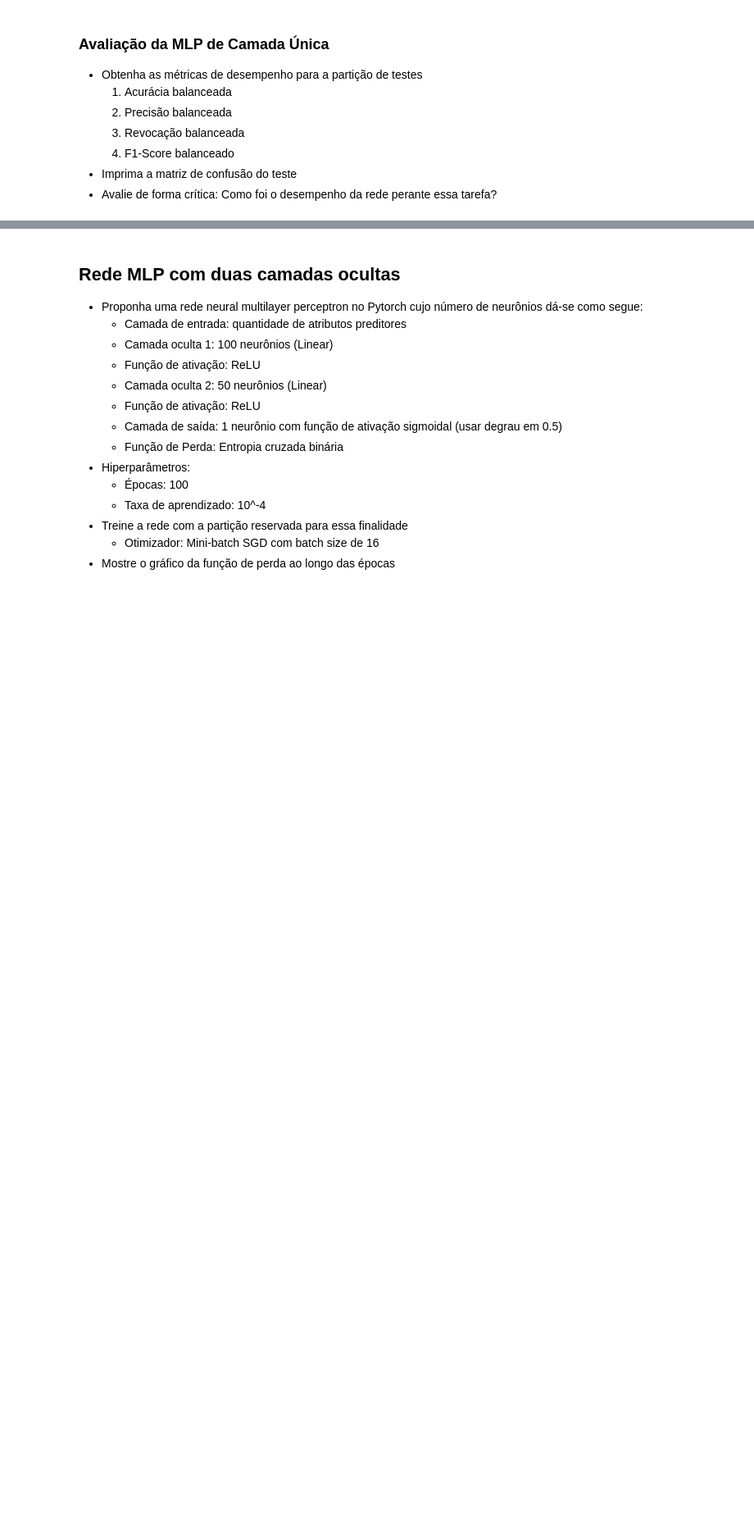
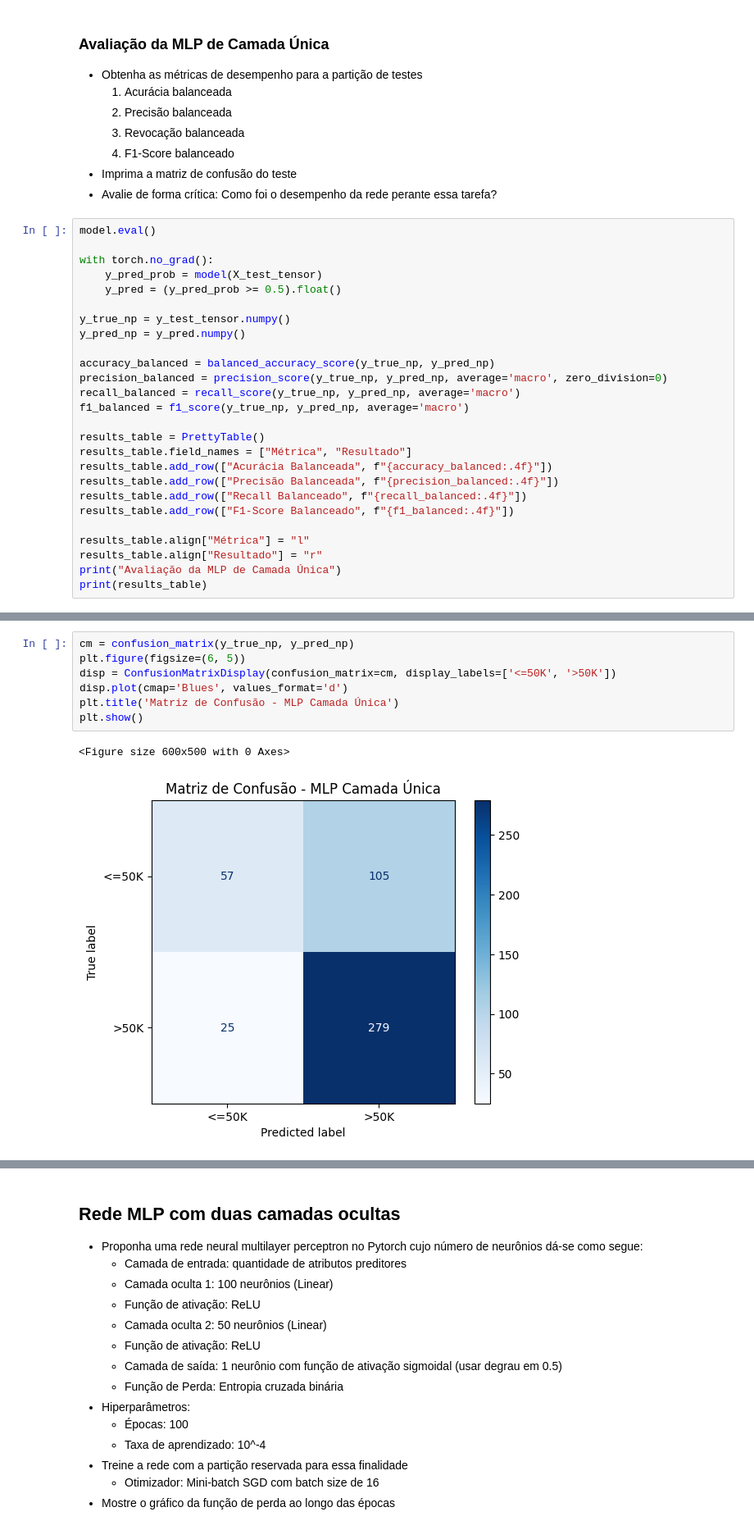
Before and after one commit to RaffaellaSantos/rede_mlp, a Jupyter notebook: Topicos1-2026.1-Tarefa2.ipynb, the cells around one changed output, grey strips where cells are left out. Shown at 82% size. Drawn from its saved outputs; the diff is of its cells as text; blank space fills up the shorter version.

```diff
--- a/Topicos1-2026.1-Tarefa2.ipynb
+++ b/Topicos1-2026.1-Tarefa2.ipynb
@@ -188,3 +267,29 @@ y_test_tensor = torch.tensor(y_test.to_numpy())
   4. F1-Score balanceado
 - Imprima a matriz de confusão do teste
 - Avalie de forma crítica: Como foi o desempenho da rede perante essa tarefa?
+# %%
+model.eval()
+
+with torch.no_grad():
+    y_pred_prob = model(X_test_tensor)
+    y_pred = (y_pred_prob >= 0.5).float()
+
+y_true_np = y_test_tensor.numpy()
+y_pred_np = y_pred.numpy()
+
+accuracy_balanced = balanced_accuracy_score(y_true_np, y_pred_np)
+precision_balanced = precision_score(y_true_np, y_pred_np, average='macro', zero_division=0)
+recall_balanced = recall_score(y_true_np, y_pred_np, average='macro')
+f1_balanced = f1_score(y_true_np, y_pred_np, average='macro')
+
+results_table = PrettyTable()
+results_table.field_names = ["Métrica", "Resultado"]
+results_table.add_row(["Acurácia Balanceada", f"{accuracy_balanced:.4f}"])
+results_table.add_row(["Precisão Balanceada", f"{precision_balanced:.4f}"])
+results_table.add_row(["Recall Balanceado", f"{recall_balanced:.4f}"])
+results_table.add_row(["F1-Score Balanceado", f"{f1_balanced:.4f}"])
+
+results_table.align["Métrica"] = "l"
+results_table.align["Resultado"] = "r"
+print("Avaliação da MLP de Camada Única")
+print(results_table)
@@ -190,0 +306,10 @@ y_test_tensor = torch.tensor(y_test.to_numpy())
+# %%
+cm = confusion_matrix(y_true_np, y_pred_np)
+plt.figure(figsize=(6, 5))
+disp = ConfusionMatrixDisplay(confusion_matrix=cm, display_labels=['<=50K', '>50K'])
+disp.plot(cmap='Blues', values_format='d')
+plt.title('Matriz de Confusão - MLP Camada Única')
+plt.show()
+# %% [output]
+<Figure size 600x500 with 0 Axes>
+[figure, added]
```
Also changed, not shown: parts of 7 cells of this notebook.
